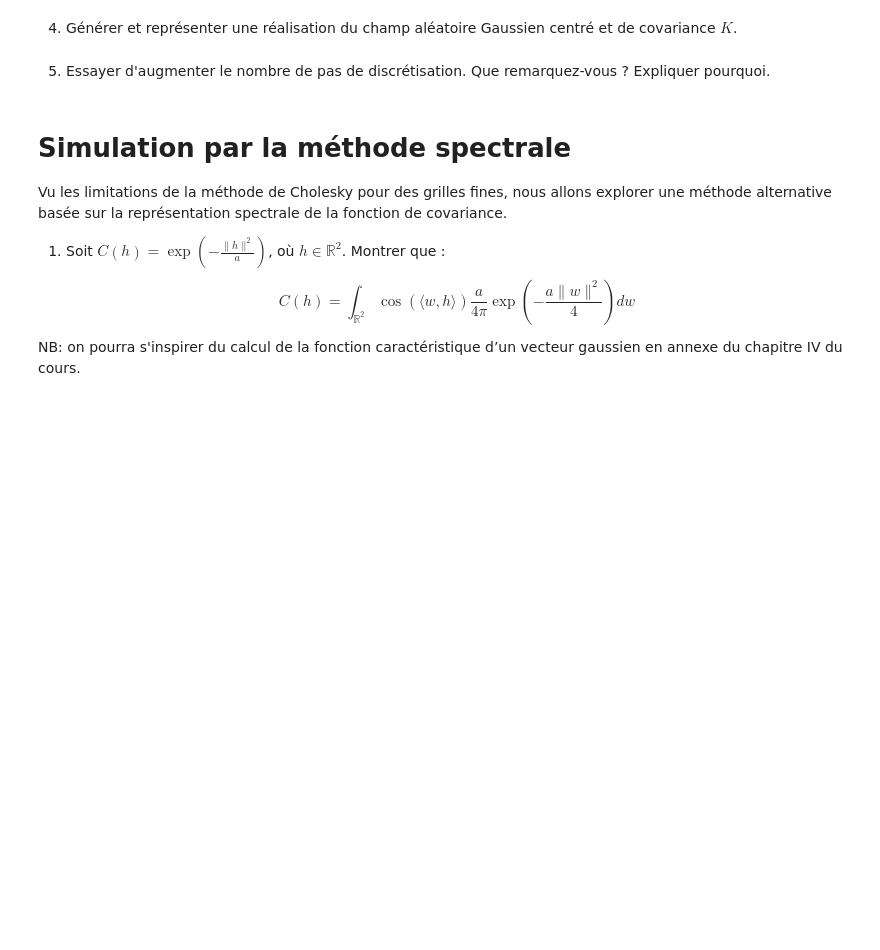
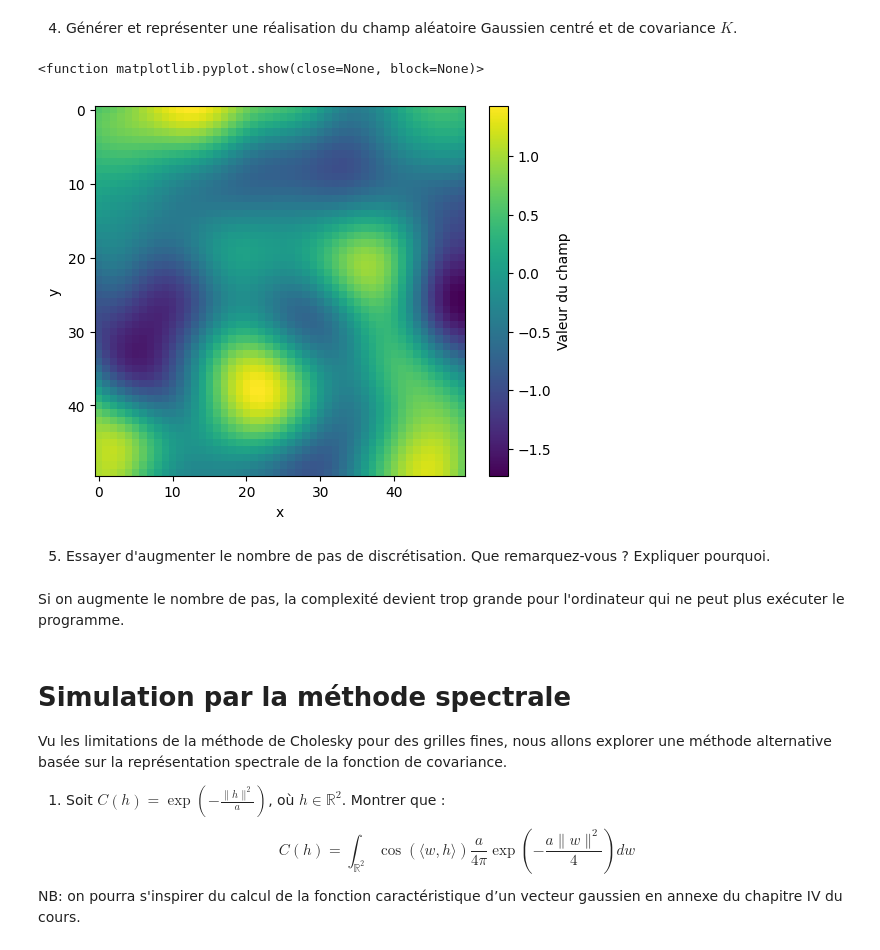
Before and after one commit to Zahrrock/proba, a Jupyter notebook: Projet Probabilités.ipynb, the cells around one changed output. Drawn from its saved outputs; the diff is of its cells as text; code cells hidden in the pictures; blank space fills up the shorter version.

```diff
--- a/Projet Probabilités.ipynb
+++ b/Projet Probabilités.ipynb
@@ -48,2 +63,22 @@ np.random.seed(12345)
 # %% [markdown]
 2. Discrétiser le domaine  $[0, 1] \times [0, 1]$ en une grille régulière de  $n \times n$ points (par exemple,  $n = 50$). Construire la matrice de distances entre tous les points de la grille.
+# %%
+n=50
+x=np.linspace(0,1,n)
+y=np.linspace(0,1,n)
+X,Y=np.meshgrid(x,y)
+points = np.column_stack((X.ravel(), Y.ravel())) #on veut tout stocker dans une liste de taille n carré
+
+#construction de la matrice de distances
+def distance(points):
+    N=len(points)
+    D=np.zeros((N,N))
+    for i in range(N):
+        for j in range(N):
+             D[i][j] = np.linalg.norm(points[i] - points[j])
+            #D[i][j]=abs(x[i]-y[j]) mauvaise définition de la norme, ici entre deux points donc entre 2 doublets
+    return D
+
+#test
+b=distance(points)
+print(b)
@@ -56,10 +99,33 @@ NB : Pour assurer la stabilité numérique, on peut ajouter un petit terme de r
 # %%
 sigma2 = 1.0
 a = 0.05
+
+
+K=covariance_gaussienne(distance(points),sigma2,a)
+for i in range(len(K)):
+    K[i][i]+=10**(-10)
+
+
+décomp_cholesky=np.linalg.cholesky(K)
 # %% [markdown]
 4. Générer et représenter une réalisation du champ aléatoire Gaussien centré et de covariance $K$.
+# %%
+
+Z = np.random.multivariate_normal(mean=np.zeros(len(K)), cov=K) #on veut avoir n points, et on a défini x comme une liste de n éléments
+Z_affichage=Z.reshape(len(x),len(y)) #on a calculé avec Z de taille n carré et on veut retrouver une matrice nxn
+
+plt.imshow(Z_affichage)
+plt.colorbar(label="Valeur du champ")
+plt.xlabel("x")
+plt.ylabel("y")
+plt.show
+# %% [output]
+<function matplotlib.pyplot.show(close=None, block=None)>
+[figure, added]
 # %% [markdown]
 5. Essayer d'augmenter le nombre de pas de discrétisation. Que remarquez-vous ? Expliquer pourquoi.
+# %% [markdown]
+Si on augmente le nombre de pas, la complexité devient trop grande pour l'ordinateur qui ne peut plus exécuter le programme.
 # %% [markdown]
 # Simulation par la méthode spectrale
 
```
Also changed, not shown: parts of 2 cells of this notebook.
